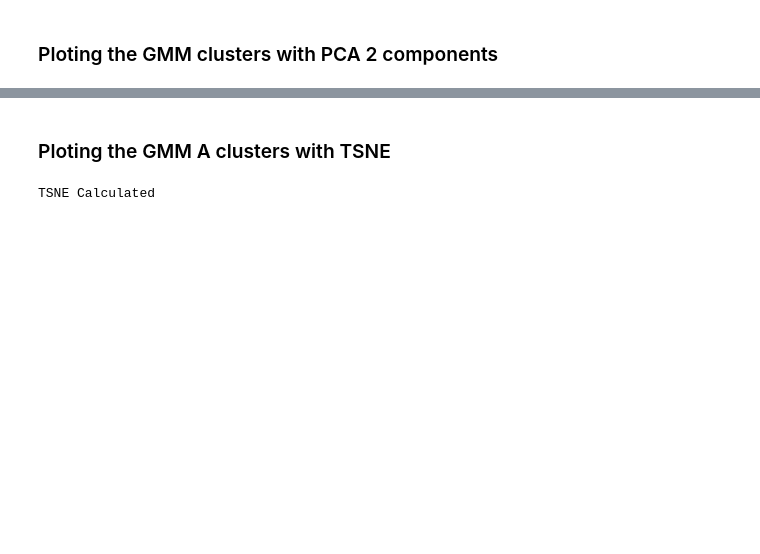
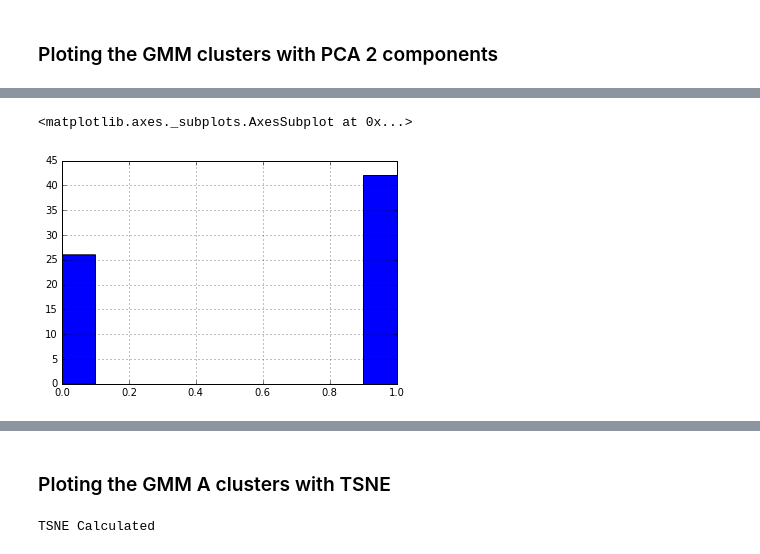
Before and after one commit to AdeuAndreu/ADHD_Project, a Jupyter notebook: uLearning_GaussianMixtureModels.ipynb, the cells around one changed output, grey strips where cells are left out. Drawn from its saved outputs; the diff is of its cells as text; code cells hidden in the pictures; blank space fills up the shorter version.

```diff
--- a/uLearning_GaussianMixtureModels.ipynb
+++ b/uLearning_GaussianMixtureModels.ipynb
@@ -172,0 +173,5 @@ plotApatientsGMM.to_csv('gmmApatients.csv', sep=',', encoding='utf-8')
+# %%
+plotApatientsGMM['cluster'].hist()
+# %% [output]
+<matplotlib.axes._subplots.AxesSubplot at 0x...>
+[figure, added]
```
Also changed, not shown: parts of 10 cells of this notebook, 48 other files.
